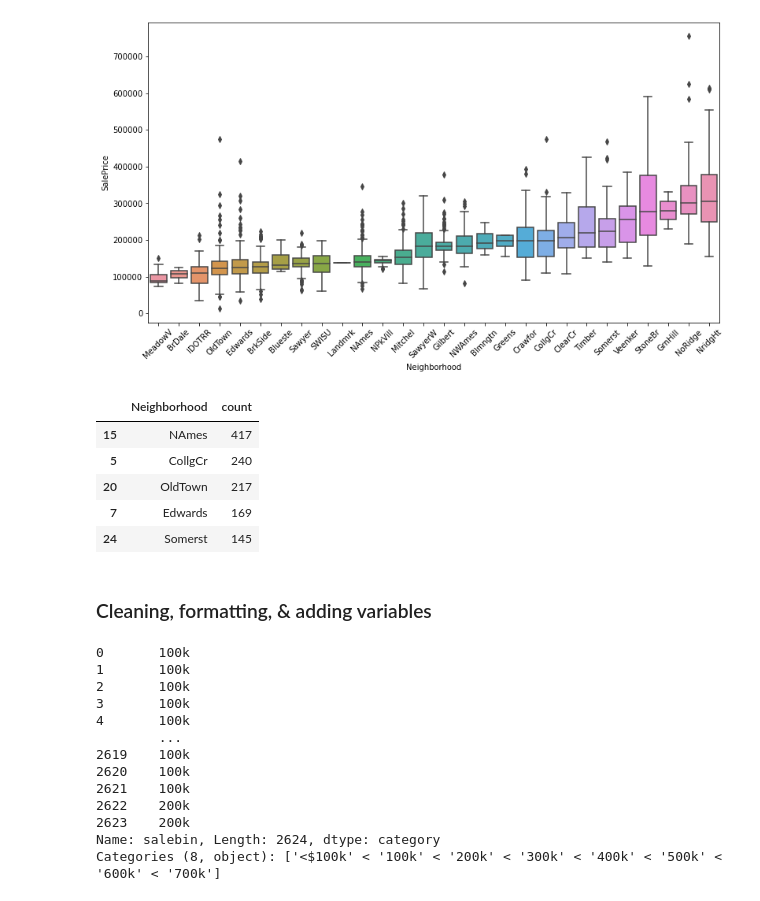
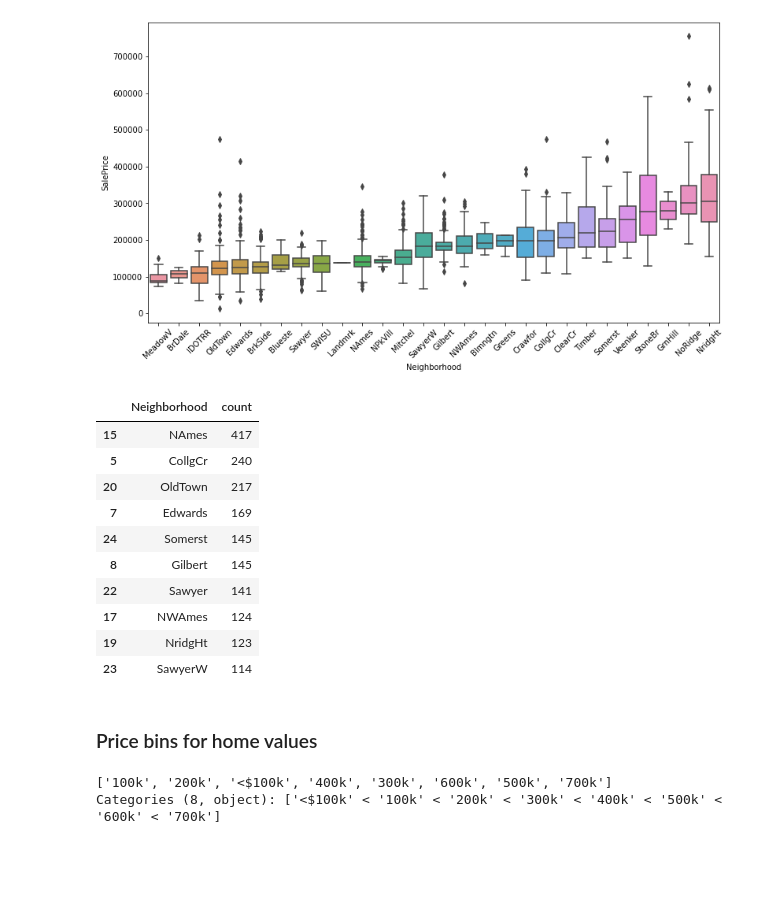
Before and after one commit to nickelworks/housing-prediction, a Jupyter notebook: 1_eda.ipynb, the cells around one changed output. Drawn from its saved outputs; the diff is of its cells as text; code cells hidden in the pictures; blank space fills up the shorter version.

```diff
--- a/1_eda.ipynb
+++ b/1_eda.ipynb
@@ -16,12 +16,13 @@
 # %%
 import pandas as pd
 import numpy as np
+
 import matplotlib
 import matplotlib.pyplot as plt
+from matplotlib.offsetbox import AnchoredText
 import seaborn as sns
-from matplotlib.offsetbox import AnchoredText
+pd.set_option("display.max_columns", None)
 
-from google.cloud import storage
 
 import warnings
 warnings.filterwarnings('ignore')
@@ -49,0 +32,9 @@ Blob Ames_HousePrice.csv downloaded to file path ./data/raw/Ames_HousePrice.csv.
+# %%
+#import the raw data here
+df = pd.read_csv('./data/raw/Ames_HousePrice.csv').iloc[:, 1:]
+
+#added after creating preprocess notebook
+df_housing = pd.read_csv('./data/clean/cleaned.csv')
+
+#adding in log of SalePrice
+df_housing['log_SalePrice']= np.log(df_housing['SalePrice'])
@@ -78,0 +152,6 @@ df_housing.corr()[['SalePrice']].sort_values(by='SalePrice', ascending=False).he
+# %%
+##Identify variables with high skew levels
+skewed = df_housing.select_dtypes(exclude=['object']).skew(axis=0).sort_values(ascending=False)
+
+high_skew = skewed[abs(skewed) > 0.5]
+high_skew.head()
@@ -78,0 +186,6 @@ df_housing.corr()[['SalePrice']].sort_values(by='SalePrice', ascending=False).he
+# %%
+#Log transformation of skewed numerical features
+np.seterr(divide = 'ignore')
+
+for col in high_skew.index:
+    df_housing[col] = np.log1p(df_housing[col])
@@ -157,16 +284,21 @@ sns.boxplot(x=df_housing['Neighborhood'], y=df_housing['SalePrice'], order=list(
 # %%
 df_agg = df_housing.groupby(['Neighborhood']).agg({'PID': ['count']}).reset_index()
 df_agg.columns = ['Neighborhood', 'count']
-df_agg.sort_values('count', ascending = False).head(5)
+df_agg.sort_values('count', ascending = False).head(10)
 # %% [output]
 |  | Neighborhood | count |
 | 15 | NAmes | 417 |
 | 5 | CollgCr | 240 |
 | 20 | OldTown | 217 |
 | 7 | Edwards | 169 |
 | 24 | Somerst | 145 |
+| 8 | Gilbert | 145 |
+| 22 | Sawyer | 141 |
+| 17 | NWAmes | 124 |
+| 19 | NridgHt | 123 |
+| 23 | SawyerW | 114 |
 # %% [markdown]
-### Cleaning, formatting, & adding variables
+### Price bins for home values
 # %%
 #dropping columns
 #df_cars = df_cars.drop('name',axis=1)
@@ -175,21 +307,10 @@ df_agg.sort_values('count', ascending = False).head(5)
 bins = [0, 100000, 200000, 300000, 400000, 500000, 600000, 700000, 800000]
 SalePrice_labels = ['<$100k','100k','200k','300k','400k','500k','600k','700k']
 
-df_merged['salebin'] = pd.cut(df_merged['SalePrice'], bins = bins, labels = SalePrice_labels)
-df_merged['salebin']
-#df_merged['SaleBin'].unique()
+df_housing['salebin'] = pd.cut(df_housing['SalePrice'], bins = bins, labels = SalePrice_labels)
+df_housing['salebin']
+df_housing['salebin'].unique()
 # %% [output]
-0       100k
-1       100k
-2       100k
-3       100k
-4       100k
-        ...
-2619    100k
-2620    100k
-2621    100k
-2622    200k
-2623    200k
-Name: salebin, Length: 2624, dtype: category
+['100k', '200k', '<$100k', '400k', '300k', '600k', '500k', '700k']
 Categories (8, object): ['<$100k' < '100k' < '200k' < '300k' < '400k' < '500k' < '600k' < '700k']
 # %%
```
Also changed, not shown: parts of 59 cells of this notebook, 4 other files.
